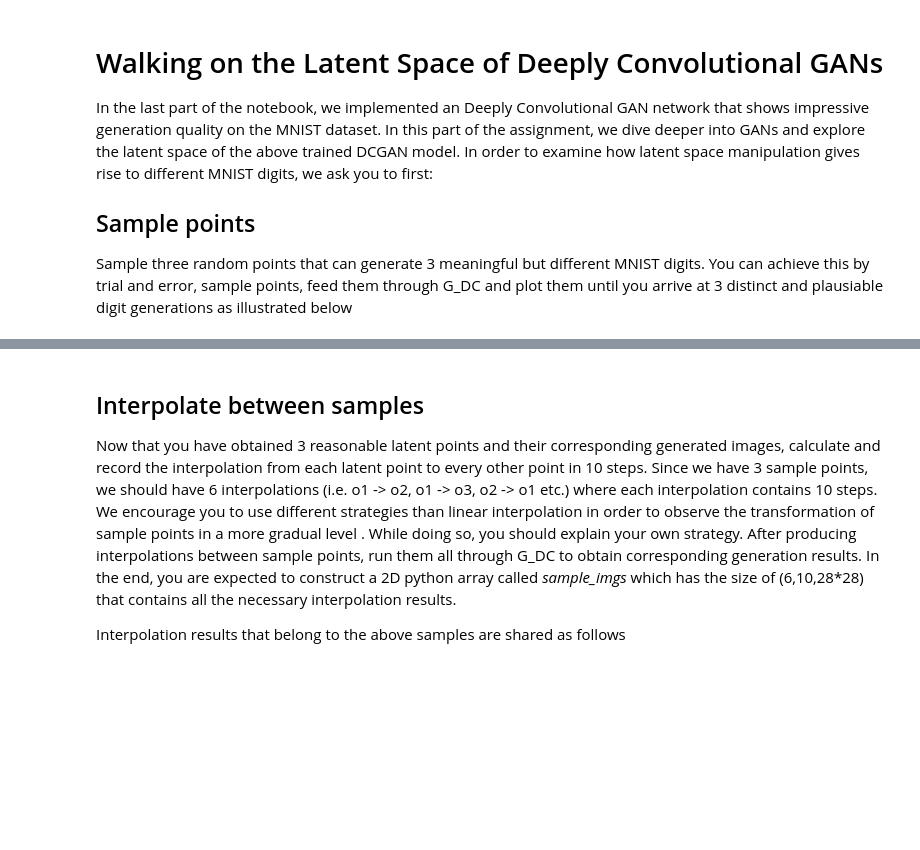
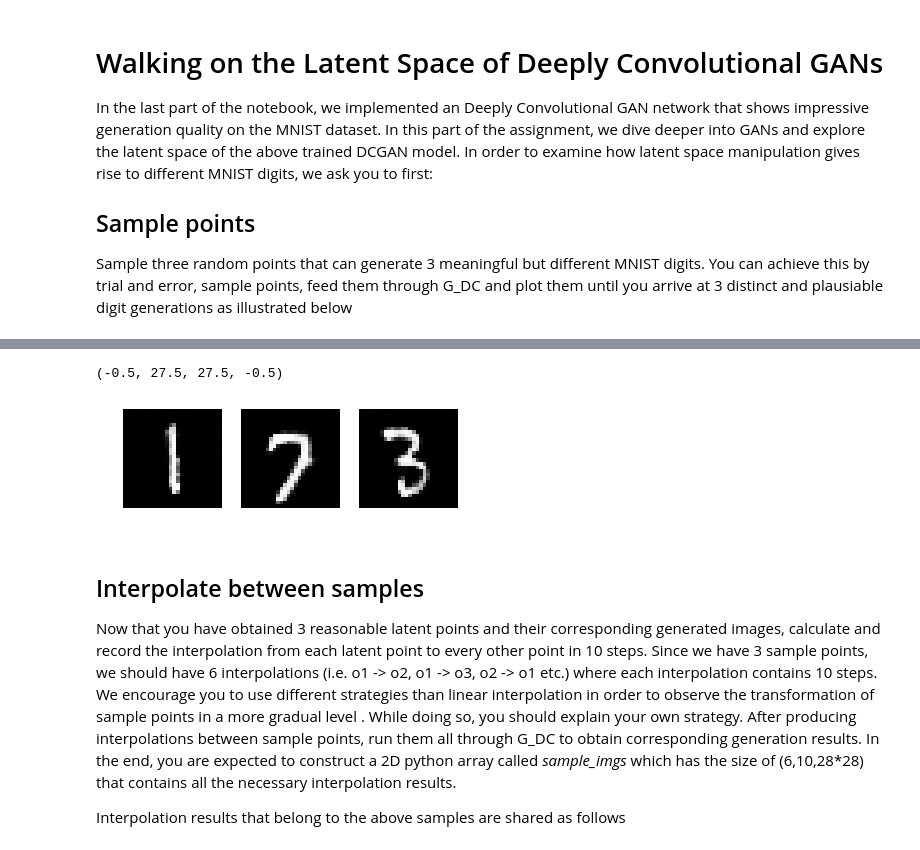
Before and after one commit to gucmurat/Computer-Vision-with-Deep-Learning, a Jupyter notebook: assignment3/Generative_Adversarial_Networks_Answers.ipynb, the cells around one changed output, grey strips where cells are left out. Saved outputs shown, nothing was run; the diff lists cells and outputs as text; code cells hidden in the pictures; blank space fills up the shorter version.

```diff
--- a/assignment3/Generative_Adversarial_Networks_Answers.ipynb
+++ b/assignment3/Generative_Adversarial_Networks_Answers.ipynb
@@ -675,32 +713,38 @@ Image("samples.png", width=300, height=300)
 # %%
 o1, o2, o3 = None, None, None
 G_DC.eval()
 
 ##############################################################################
 # TODO: Sample three legit points, generate 3 images and assign them         #
 # to o1,o2 and o3                                                            #
 #                                                                            #
 # HINT: You can use the functions you implemented                            #
 ##############################################################################
 # *****START OF YOUR CODE (DO NOT DELETE/MODIFY THIS LINE)*****
 
-pass
+o1 = G_DC(sample_noise(batch_size, NOISE_DIM).type(dtype))[0]
+o2 = G_DC(sample_noise(batch_size, NOISE_DIM).type(dtype))[0]
+o3 = G_DC(sample_noise(batch_size, NOISE_DIM).type(dtype))[0]
+
 
 # *****END OF YOUR CODE (DO NOT DELETE/MODIFY THIS LINE)*****
 ##############################################################################
 #                               END OF YOUR CODE                             #
 ##############################################################################
 
 r = 1; c = 3
 fig, axs = plt.subplots(r, c)
 fig.set_figheight(3)
 fig.set_figwidth(6)
 axs[0].imshow(o1.view(28,28).detach().cpu().numpy())
 axs[0].axis('off')
 axs[1].imshow(o2.view(28,28).detach().cpu().numpy())
 axs[1].axis('off')
 axs[2].imshow(o3.view(28,28).detach().cpu().numpy())
 axs[2].axis('off')
+# %% [output]
+(-0.5, 27.5, 27.5, -0.5)
+[figure, added]
 # %% [markdown]
 ## Interpolate between samples
 
```
Also changed, not shown: parts of 5 cells of this notebook.
